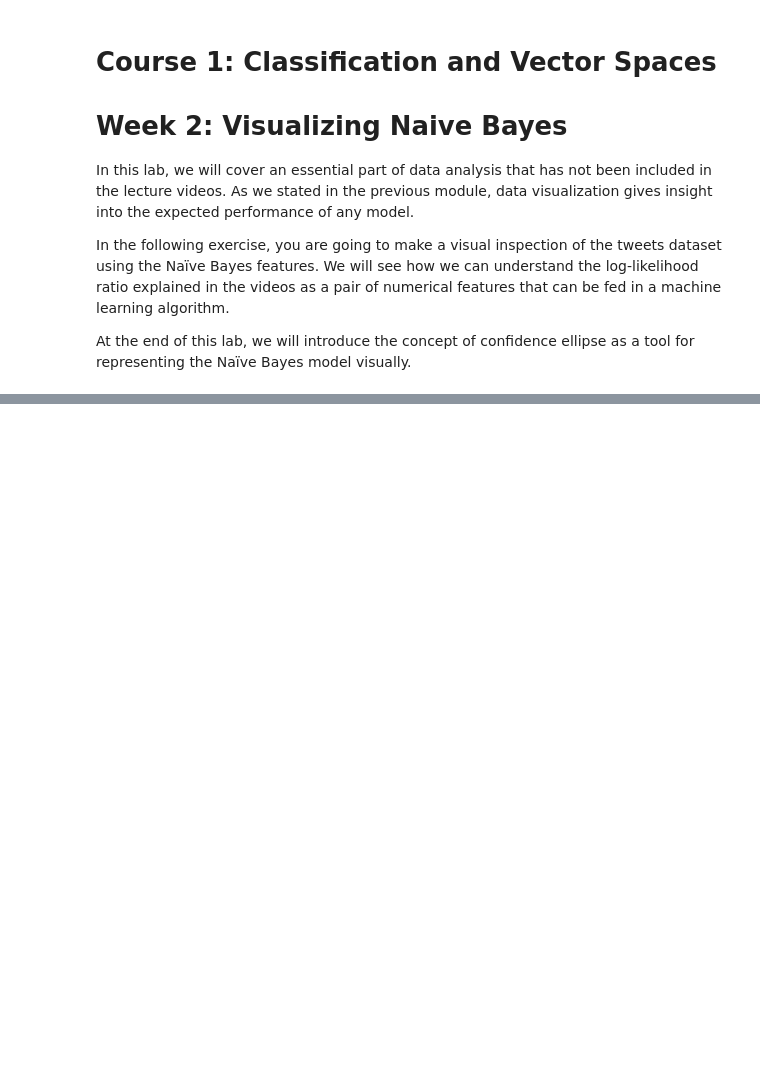
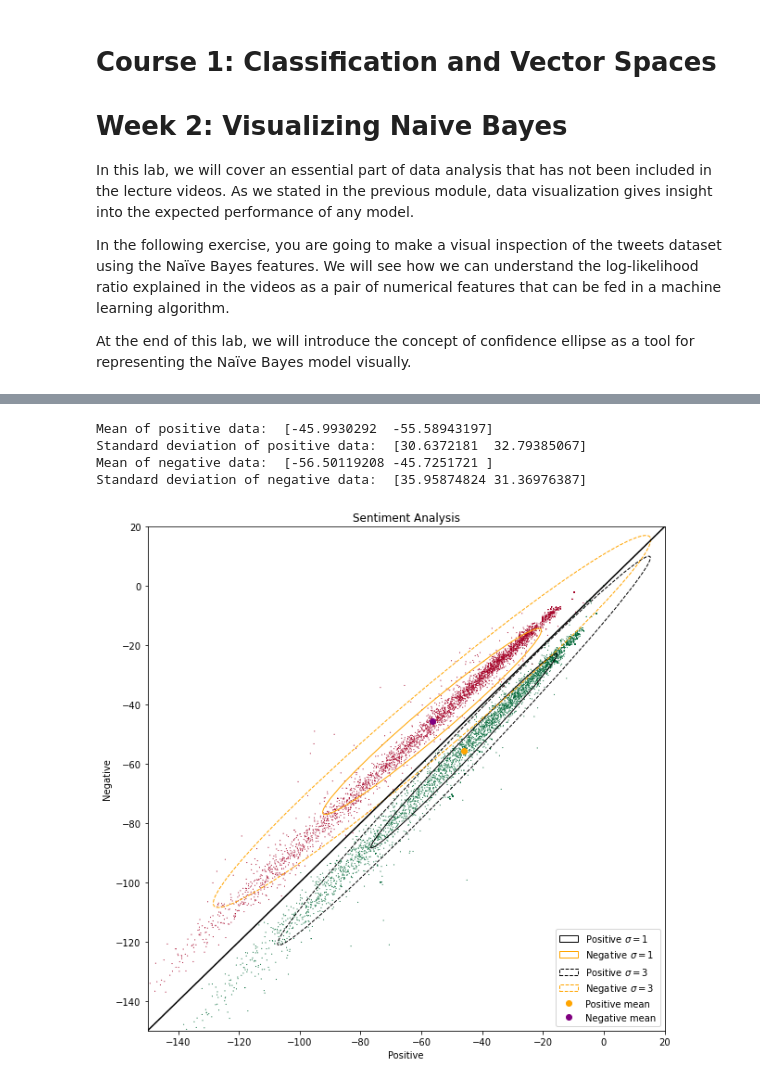
Before and after one commit to aguimorefran/Natural-Language-Processing-Specialization, a Jupyter notebook: course1/week2/lecture1.ipynb, the cells around one changed output, grey strips where cells are left out. Cells and saved outputs as stored; diff of their text form; code cells hidden in the pictures; blank space fills up the shorter version.

```diff
--- a/course1/week2/lecture1.ipynb
+++ b/course1/week2/lecture1.ipynb
@@ -16,0 +61,59 @@ ImportError: cannot import name 'confidence_ellipse' from 'utils' (c:\Users\Fco\
+# %%
+# Positive data
+# Mean
+data_pos = data[data['sentiment'] == 1]
+mu_pos = np.array([np.mean(data_pos['positive']), np.mean(data_pos['negative'])])
+# Standard deviation
+sd_pos = np.array([np.std(data_pos['positive']), np.std(data_pos['negative'])])
+
+# Negative data
+# Mean
+data_neg = data[data['sentiment'] == 0]
+mu_neg = np.array([np.mean(data_neg['positive']), np.mean(data_neg['negative'])])
+# Standard deviation
+sd_neg = np.array([np.std(data_neg['positive']), np.std(data_neg['negative'])])
+
+print("Mean of positive data: ", mu_pos)
+print("Mean of negative data: ", mu_neg)
+# %% [output]
+Mean of positive data:  [-45.9930292  -55.58943197]
+Standard deviation of positive data:  [30.6372181  32.79385067]
+Mean of negative data:  [-56.50119208 -45.7251721 ]
+Standard deviation of negative data:  [35.95874824 31.36976387]
+# %%
+# Plot the dataframe, and the two mus
+fig, ax = plt.subplots(figsize=(10, 10))
+ax.scatter(data['positive'], data['negative'], c=data['sentiment'], cmap='RdYlGn', s=1.2, lw=0, alpha=1)
+ax.set_xlim(-150, 20)
+ax.set_ylim(-150, 20)
+ax.set_xlabel('Positive')
+ax.set_ylabel('Negative')
+ax.set_title('Sentiment Analysis')
+# Plot a diagonal line
+ax.plot([-150, 20], [-150, 20], 'k-')
+
+# Plot the two confidence ellipses for negative and positive data
+# confidence_ellipse(data_pos['positive'], data_pos['negative'],
+#     ax, n_std=1, label='Positive', edgecolor='red', facecolor='none')
+
+# Plot confidence for positive and negative. Std 1 solid line, std 2 dashed
+confidence_ellipse(data_pos['positive'], data_pos['negative'],
+    ax, n_std=1, edgecolor='black', facecolor='none', label=r'Positive $\sigma=1$')
+confidence_ellipse(data_neg['positive'], data_neg['negative'],
+    ax, n_std=1, edgecolor='orange', facecolor='none', label=r'Negative $\sigma=1$')
+confidence_ellipse(data_pos['positive'], data_pos['negative'],
+    ax, n_std=2, edgecolor='black', facecolor='none', linestyle='--', label=r'Positive $\sigma=3$')
+confidence_ellipse(data_neg['positive'], data_neg['negative'],
+    ax, n_std=2, edgecolor='orange', facecolor='none', linestyle='--', label=r'Negative $\sigma=3$')
+
+# Plot mu for positive and negative
+ax.plot(mu_pos[0], mu_pos[1], 'o', color='orange', label='Positive mean')
+ax.plot(mu_neg[0], mu_neg[1], 'o', color='purple', label='Negative mean')
+
+# Legend down right
+ax.legend(loc='lower right')
+
+
+plt.show()
+# %% [output]
+[figure, added]
```
Also changed, not shown: parts of 5 cells of this notebook, 1 other file.
